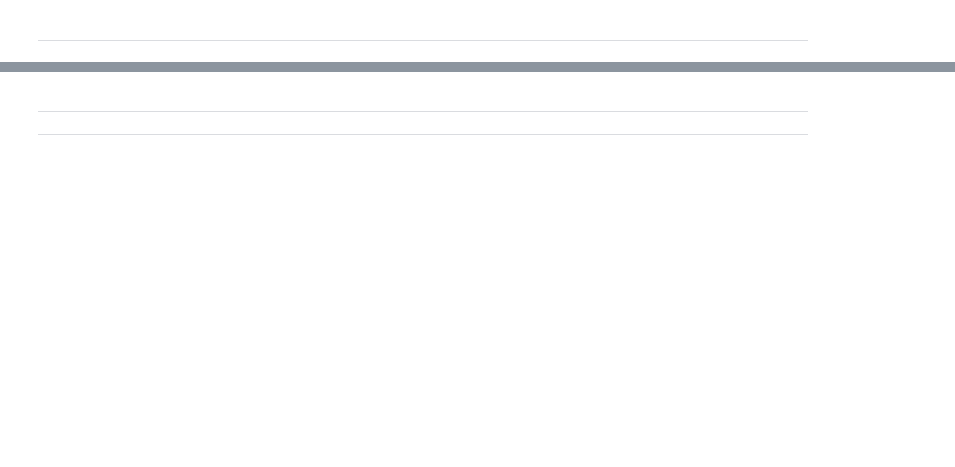
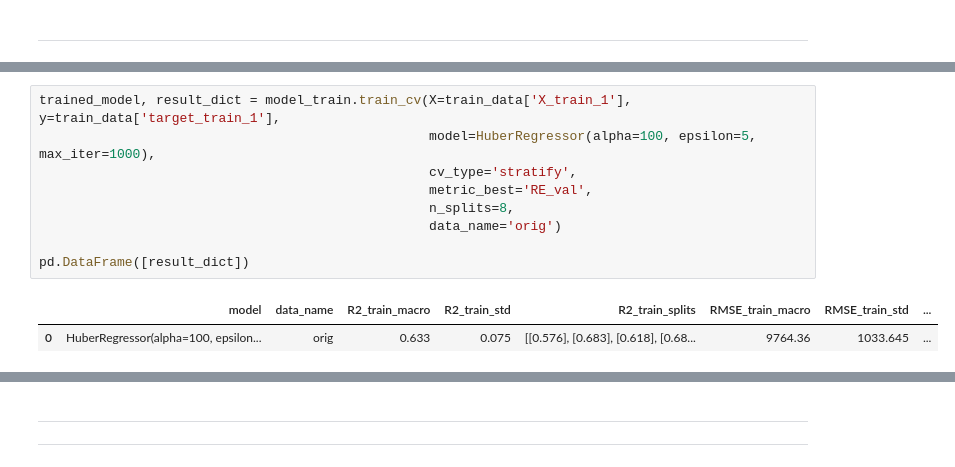
Before and after one commit to NazarovMichail/ds_nms, a Jupyter notebook: training_test.ipynb, the cells around one changed output, grey strips where cells are left out. Cells and saved outputs as stored; diff of their text form; blank space fills up the shorter version.

```diff
--- a/training_test.ipynb
+++ b/training_test.ipynb
@@ -586,0 +202,12 @@ $\boxed{\text{Оптимизированные базовые модели}}$
+# %%
+trained_model, result_dict = model_train.train_cv(X=train_data['X_train_1'], y=train_data['target_train_1'],
+                                                  model=HuberRegressor(alpha=100, epsilon=5, max_iter=1000),
+                                                  cv_type='stratify',
+                                                  metric_best='RE_val',
+                                                  n_splits=8,
+                                                  data_name='orig')
+
+pd.DataFrame([result_dict])
+# %% [output]
+|  | model | data_name | R2_train_macro | R2_train_std | R2_train_splits | RMSE_train_macro | RMSE_train_std | ... |
+| 0 | HuberRegressor(alpha=100, epsilon... | orig | 0.633 | 0.075 | [[0.576], [0.683], [0.618], [0.68... | 9764.36 | 1033.645 | ... |
```
Also changed, not shown: parts of 83 cells of this notebook, 2 other files.
